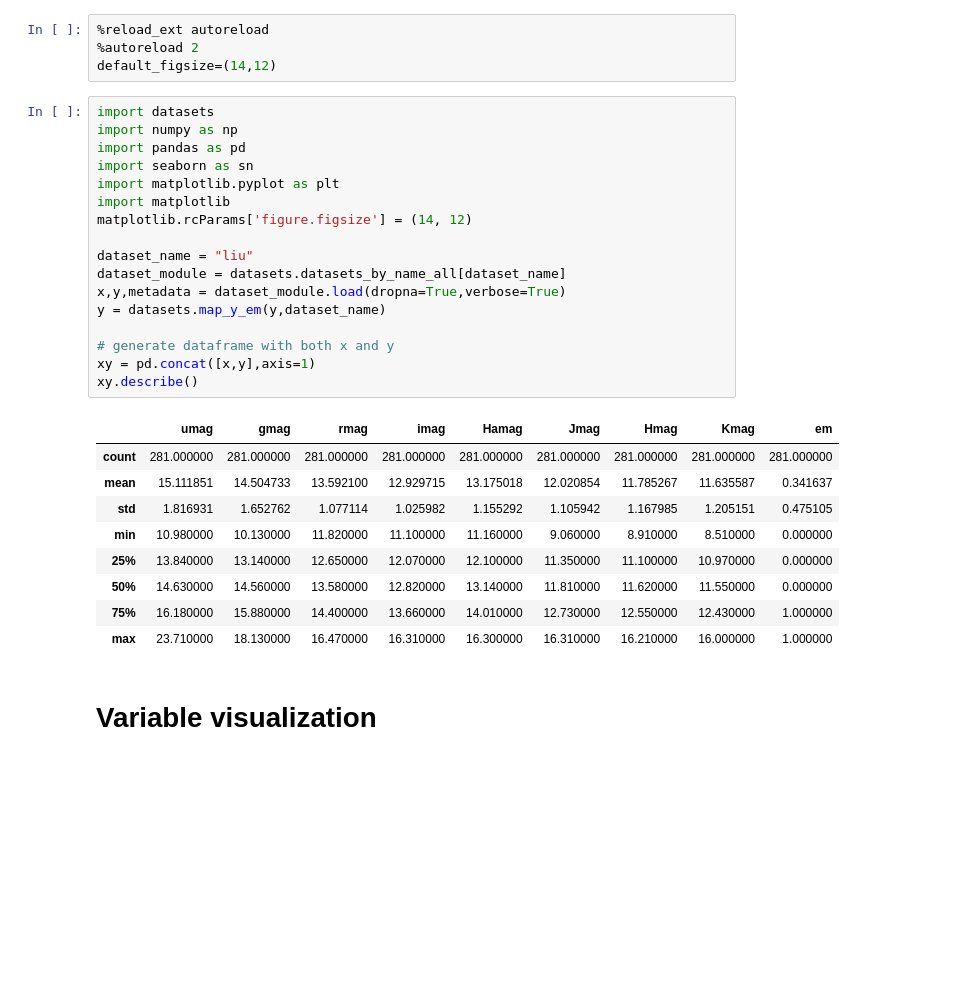
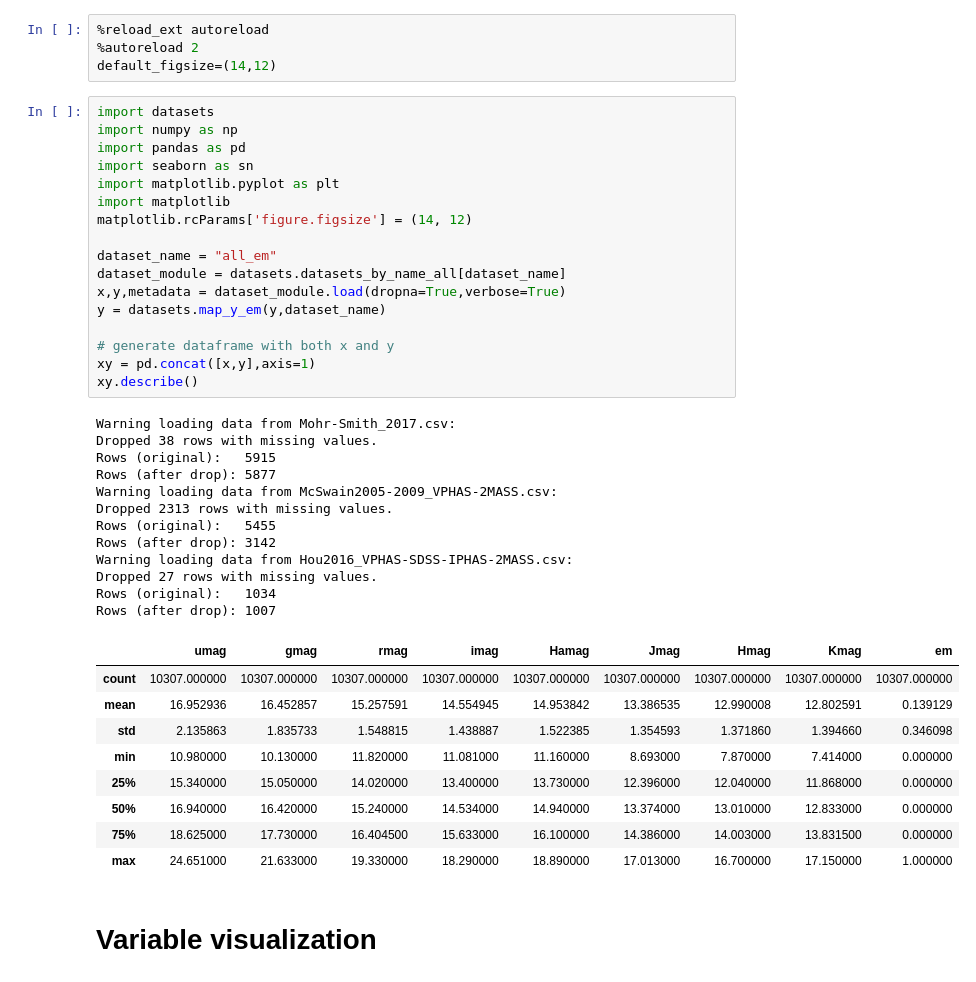
Before and after one commit to facundoq/bestars, a Jupyter notebook: Exploratory analysis.ipynb, the cells around one changed output. Drawn from its saved outputs; the diff is of its cells as text; blank space fills up the shorter version.

```diff
--- a/Exploratory analysis.ipynb
+++ b/Exploratory analysis.ipynb
@@ -5,30 +5,42 @@ default_figsize=(14,12)
 # %%
 import datasets
 import numpy as np
 import pandas as pd
 import seaborn as sn
 import matplotlib.pyplot as plt
 import matplotlib
 matplotlib.rcParams['figure.figsize'] = (14, 12)
 
-dataset_name = "liu"
+dataset_name = "all_em"
 dataset_module = datasets.datasets_by_name_all[dataset_name]
 x,y,metadata = dataset_module.load(dropna=True,verbose=True)
 y = datasets.map_y_em(y,dataset_name)
 
 # generate dataframe with both x and y
 xy = pd.concat([x,y],axis=1)
 xy.describe()
 # %% [output]
+Warning loading data from Mohr-Smith_2017.csv:
+Dropped 38 rows with missing values.
+Rows (original):   5915
+Rows (after drop): 5877
+Warning loading data from McSwain2005-2009_VPHAS-2MASS.csv:
+Dropped 2313 rows with missing values.
+Rows (original):   5455
+Rows (after drop): 3142
+Warning loading data from Hou2016_VPHAS-SDSS-IPHAS-2MASS.csv:
+Dropped 27 rows with missing values.
+Rows (original):   1034
+Rows (after drop): 1007
 |  | umag | gmag | rmag | imag | Hamag | Jmag | Hmag | Kmag | em |
-| count | 281.000000 | 281.000000 | 281.000000 | 281.000000 | 281.000000 | 281.000000 | 281.000000 | 281.000000 | 281.000000 |
-| mean | 15.111851 | 14.504733 | 13.592100 | 12.929715 | 13.175018 | 12.020854 | 11.785267 | 11.635587 | 0.341637 |
-| std | 1.816931 | 1.652762 | 1.077114 | 1.025982 | 1.155292 | 1.105942 | 1.167985 | 1.205151 | 0.475105 |
-| min | 10.980000 | 10.130000 | 11.820000 | 11.100000 | 11.160000 | 9.060000 | 8.910000 | 8.510000 | 0.000000 |
-| 25% | 13.840000 | 13.140000 | 12.650000 | 12.070000 | 12.100000 | 11.350000 | 11.100000 | 10.970000 | 0.000000 |
-| 50% | 14.630000 | 14.560000 | 13.580000 | 12.820000 | 13.140000 | 11.810000 | 11.620000 | 11.550000 | 0.000000 |
-| 75% | 16.180000 | 15.880000 | 14.400000 | 13.660000 | 14.010000 | 12.730000 | 12.550000 | 12.430000 | 1.000000 |
-| max | 23.710000 | 18.130000 | 16.470000 | 16.310000 | 16.300000 | 16.310000 | 16.210000 | 16.000000 | 1.000000 |
+| count | 10307.000000 | 10307.000000 | 10307.000000 | 10307.000000 | 10307.000000 | 10307.000000 | 10307.000000 | 10307.000000 | 10307.000000 |
+| mean | 16.952936 | 16.452857 | 15.257591 | 14.554945 | 14.953842 | 13.386535 | 12.990008 | 12.802591 | 0.139129 |
+| std | 2.135863 | 1.835733 | 1.548815 | 1.438887 | 1.522385 | 1.354593 | 1.371860 | 1.394660 | 0.346098 |
+| min | 10.980000 | 10.130000 | 11.820000 | 11.081000 | 11.160000 | 8.693000 | 7.870000 | 7.414000 | 0.000000 |
+| 25% | 15.340000 | 15.050000 | 14.020000 | 13.400000 | 13.730000 | 12.396000 | 12.040000 | 11.868000 | 0.000000 |
+| 50% | 16.940000 | 16.420000 | 15.240000 | 14.534000 | 14.940000 | 13.374000 | 13.010000 | 12.833000 | 0.000000 |
+| 75% | 18.625000 | 17.730000 | 16.404500 | 15.633000 | 16.100000 | 14.386000 | 14.003000 | 13.831500 | 0.000000 |
+| max | 24.651000 | 21.633000 | 19.330000 | 18.290000 | 18.890000 | 17.013000 | 16.700000 | 17.150000 | 1.000000 |
 # %% [markdown]
 # Variable visualization
 # %%
```
Also changed, not shown: parts of 10 cells of this notebook, 26 other files.
